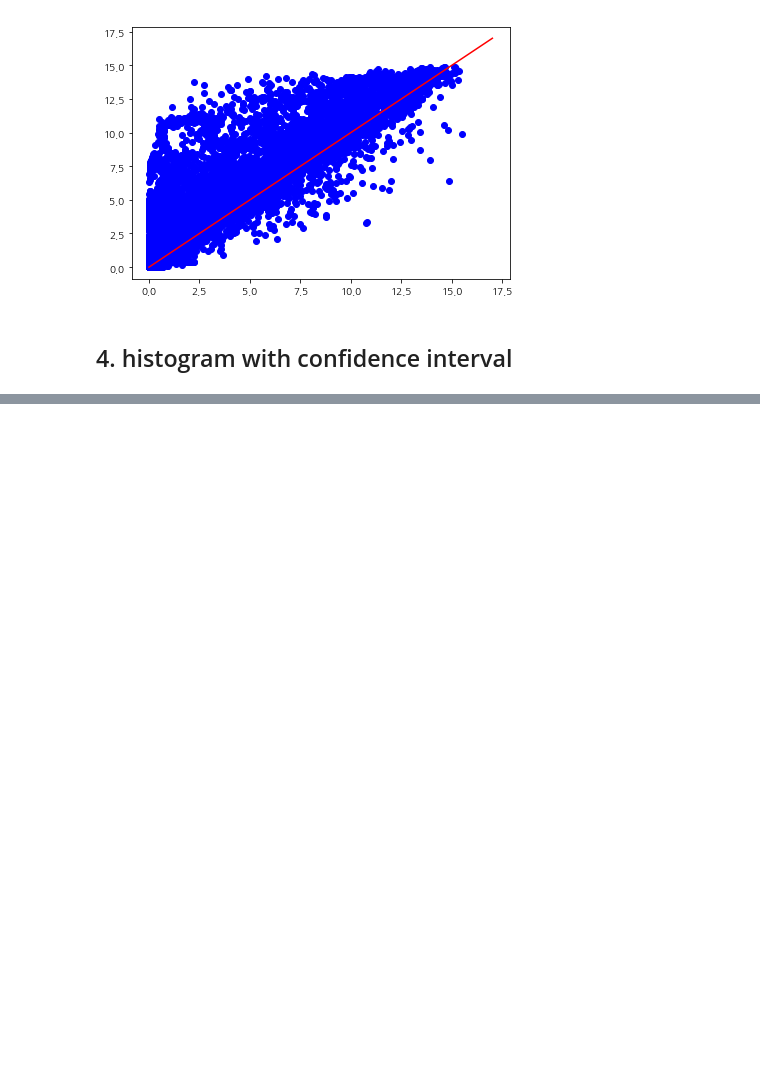
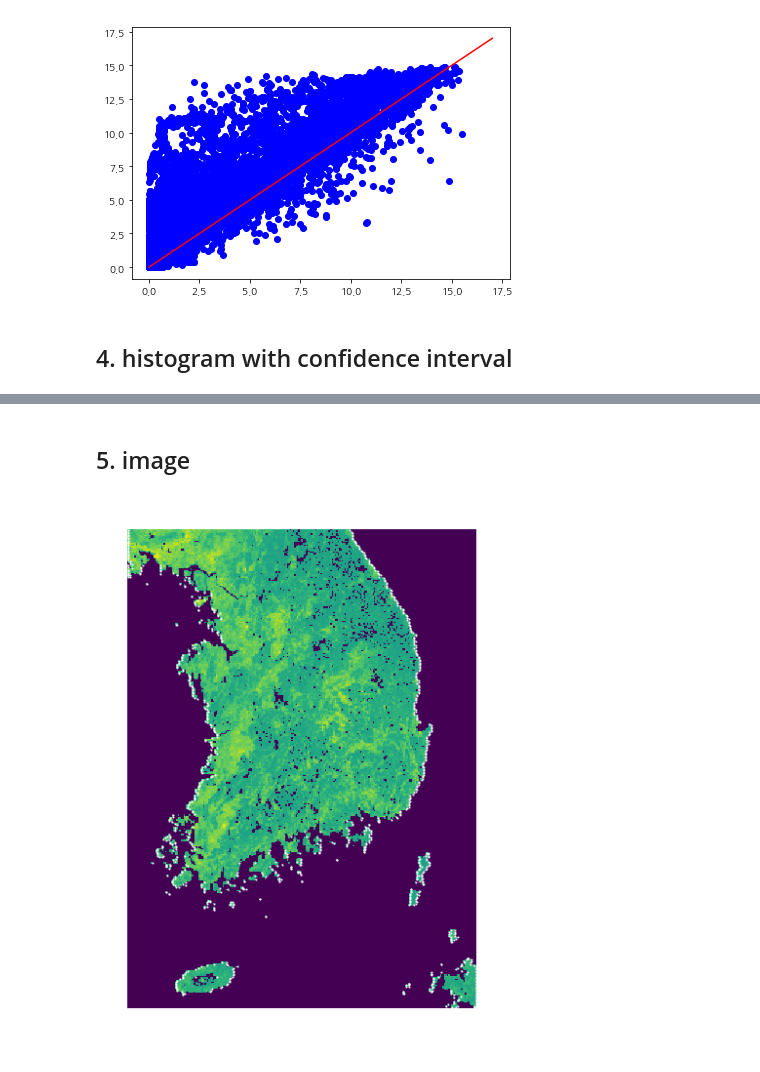
Before and after one commit to youjin2/dev, a Jupyter notebook: plot/matplotlib.ipynb, the cells around one changed output, grey strips where cells are left out. Drawn from its saved outputs; the diff is of its cells as text; code cells hidden in the pictures; blank space fills up the shorter version.

```diff
--- a/plot/matplotlib.ipynb
+++ b/plot/matplotlib.ipynb
@@ -266,0 +268,8 @@ fig.subplots_adjust(right=1.3, top=1.3)
+# %% [markdown]
+## 5. image
+# %%
+with open('data/clearsky_map.pkl', 'rb') as f:
+    cs = pickle.load(f)
+
+with open('data/irradiance_heatmap.pkl', 'rb') as f:
+    irr = pickle.load(f)
@@ -266,0 +311,25 @@ fig.subplots_adjust(right=1.3, top=1.3)
+# %%
+_cs = cs.copy()
+# threshold for boundary extraction
+_cs[_cs < 9] = 0
+
+# extract boundary (naive method)
+boundary_arr = pd.DataFrame(_cs).apply(lambda x: get_boundary_idx(x, th=3), axis=1)
+
+bx = []
+by = []
+for i, i1 in enumerate(boundary_arr):
+    for i2 in i1:
+        for i3 in i2:
+            by.append(i)
+            bx.append(i3)
+# %%
+# boundary extraction result
+fig, ax = plt.subplots(1, 1)
+ax.imshow(_cs)
+ax.axis('off')
+ax.scatter(bx, by, color='white', s=1)
+
+fig.subplots_adjust(right=2, top=2)
+# %% [output]
+[figure, added]
```
Also changed, not shown: parts of 7 cells of this notebook, 6 other files.
